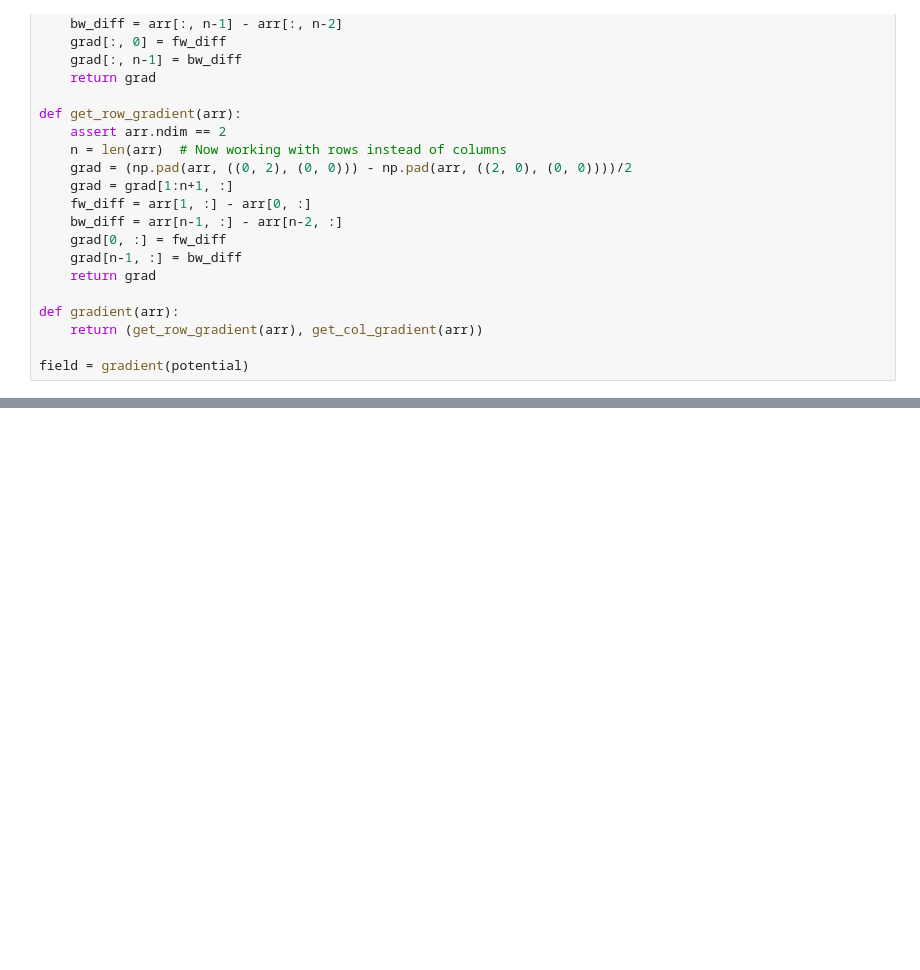
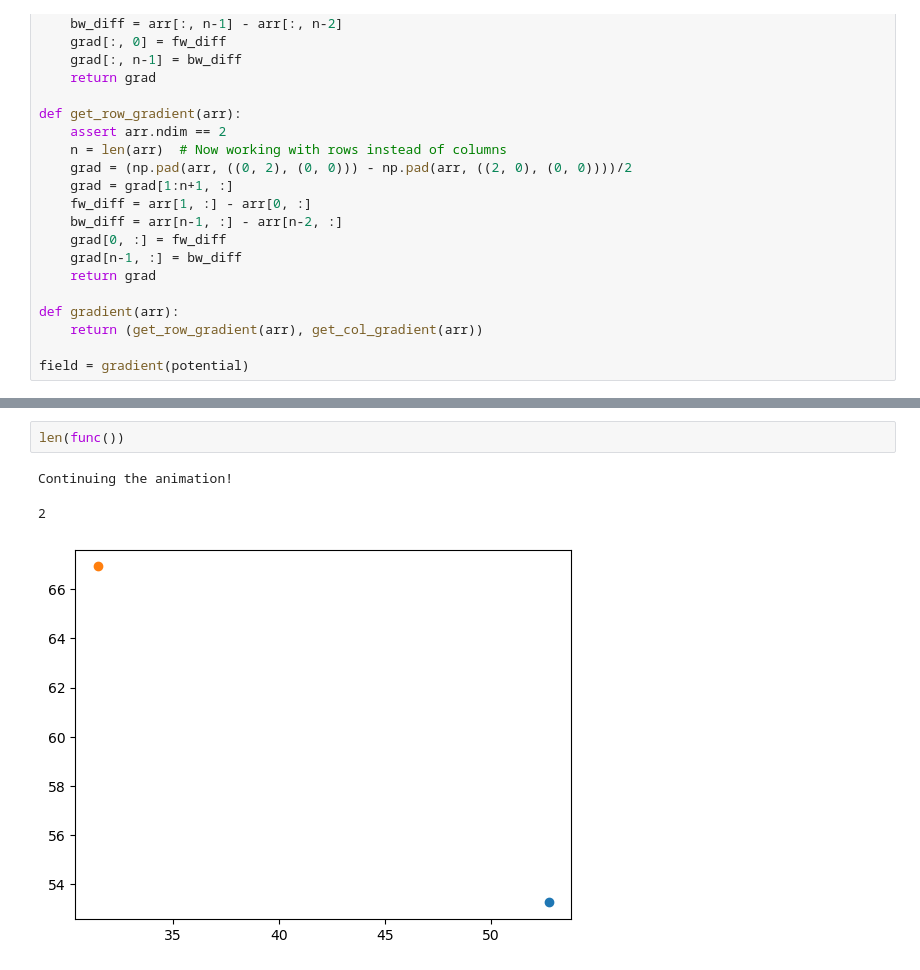
Before and after one commit to Jasperspyke/Fringing-Fields, a Jupyter notebook: array_like.ipynb, the cells around one changed output, grey strips where cells are left out. Saved outputs shown, nothing was run; the diff lists cells and outputs as text; blank space fills up the shorter version.

```diff
--- a/array_like.ipynb
+++ b/array_like.ipynb
@@ -98,0 +155,6 @@ def update(axesObject, particle_group):
+# %%
+len(func())
+# %% [output]
+Continuing the animation!
+2
+[figure, added]
```
Also changed, not shown: parts of 7 cells of this notebook.
